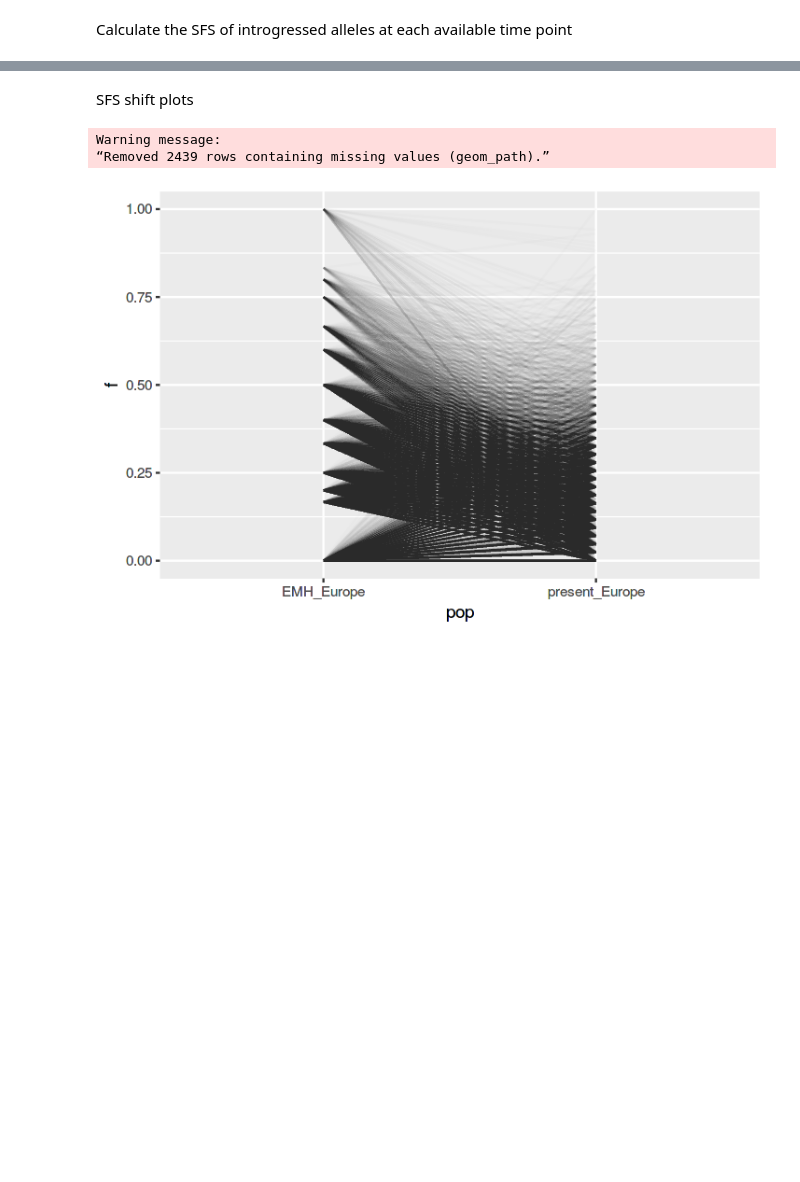
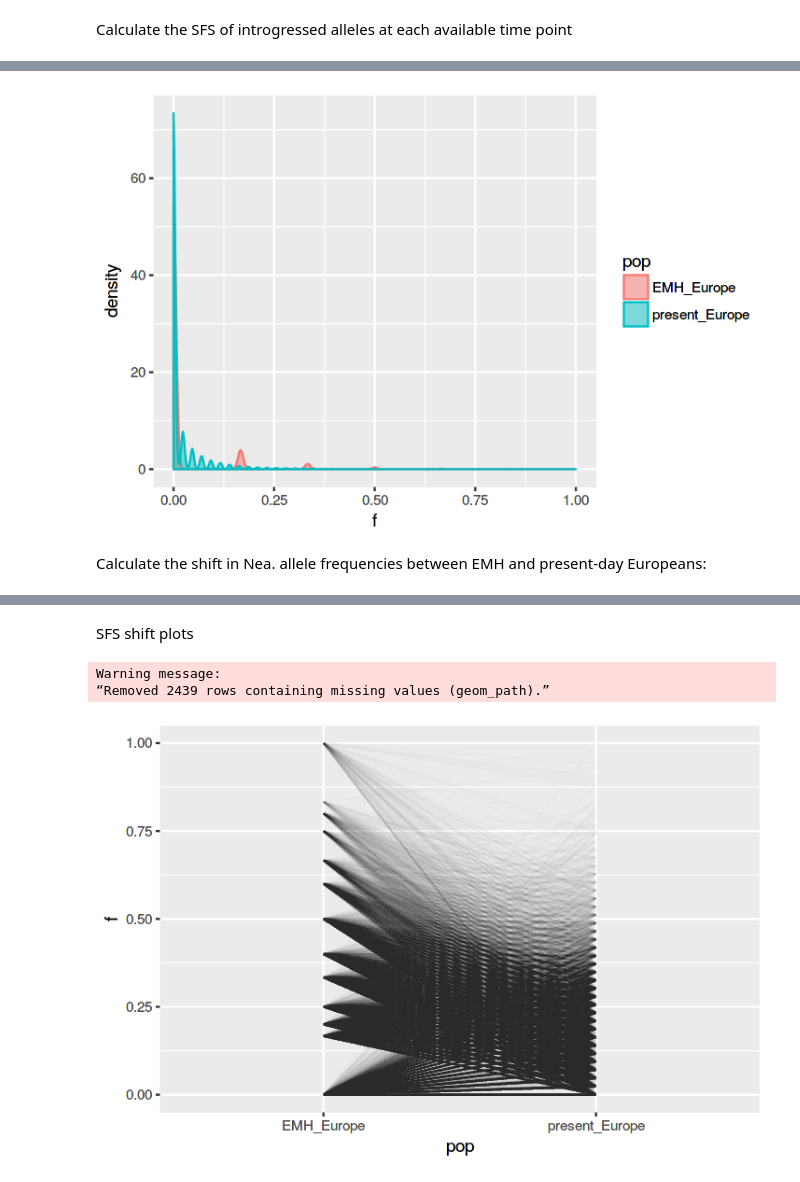
Before and after one commit to bodkan/nea-over-time, a Jupyter notebook: notebooks/frequency_shift_after_10ky.ipynb, the cells around one changed output, grey strips where cells are left out. Drawn from its saved outputs; the diff is of its cells as text; code cells hidden in the pictures; blank space fills up the shorter version.

Commit message:
Update the freq shift notebook

```diff
--- a/notebooks/frequency_shift_after_10ky.ipynb
+++ b/notebooks/frequency_shift_after_10ky.ipynb
@@ -262,0 +282,6 @@ sfs <- group_by(sites, pop, site_id, AnnoType, priPhCons__100000bp, bStatistic)
+# %%
+ggplot(sfs, aes(f, fill=pop, color=pop)) + geom_density(alpha=1/2) + xlim(0, 1)
+# %% [output]
+[figure, added]
+# %% [markdown]
+Calculate the shift in Nea. allele frequencies between EMH and present-day Europeans:
```
Also changed, not shown: parts of 19 cells of this notebook.
